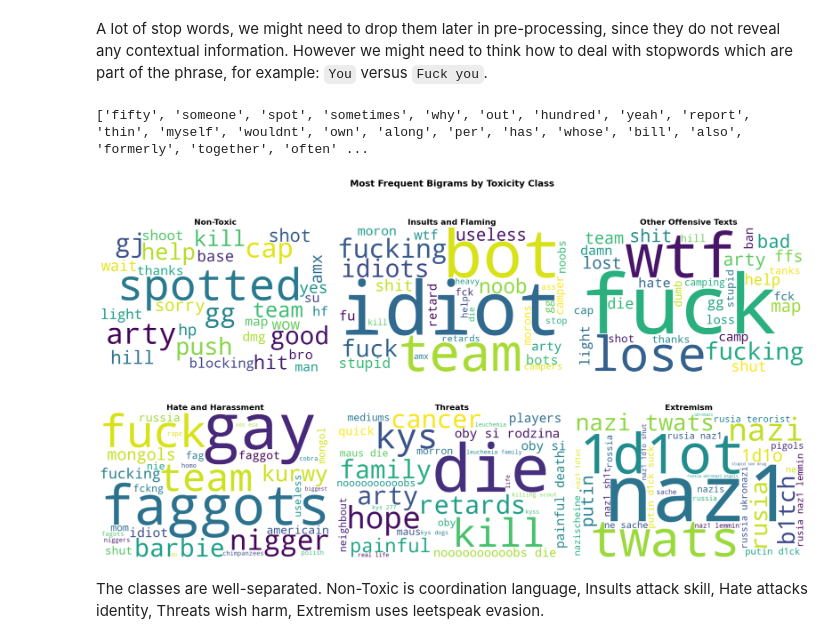
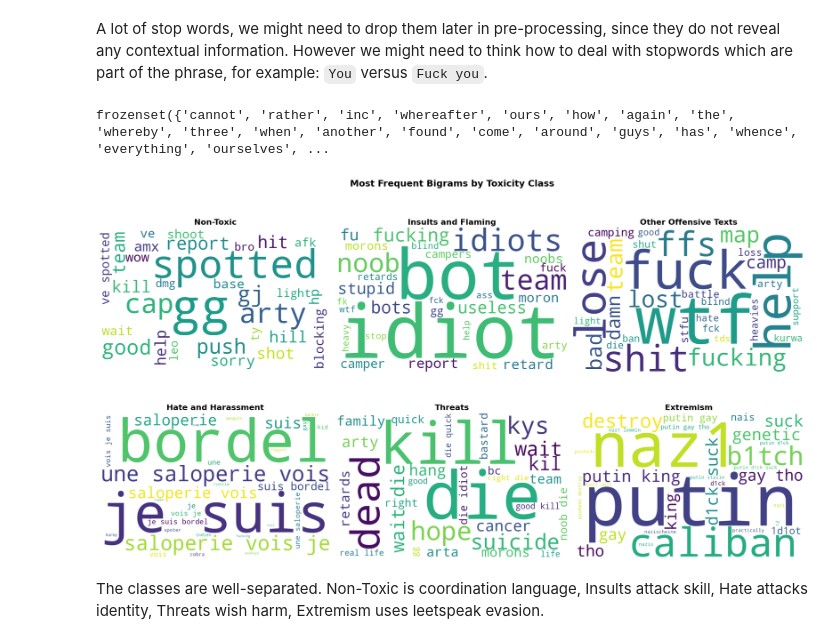
Before and after one commit to paolacalle/gaming-toxicity-detection, a Jupyter notebook: notebooks/gaming/EDA_gaming.ipynb, the cells around one changed output. Drawn from its saved outputs; the diff is of its cells as text; code cells hidden in the pictures.

Commit message:
feat: EDA with tokenization pipeline and updated cleaned splits

```diff
--- a/notebooks/gaming/EDA_gaming.ipynb
+++ b/notebooks/gaming/EDA_gaming.ipynb
@@ -145,4 +84,0 @@ These messages can not be used for analysis, since it is a problem of `annotatio
-# %%
-# drop conflicting messages
-wot = wot[~wot["message"].isin(conflicts.index)].reset_index(drop=True)
-print(wot.shape)
@@ -362,12 +231,12 @@ wot_english.loc[[21, 119, 270, 353, 420, 1136,
 # splitting the dataset
 
 # features and target
-X = wot_english["message"]
-y = wot_english["label"]
+X = wot["message"]
+y = wot["label"]
 
-# First split: 20% for final testing, 80% remains for training/validation
+# First split: 10% for final testing, 90% remains for training/validation
 X_train, X_val, y_train, y_val = train_test_split(
-    X, y, test_size=0.20, random_state=7524, shuffle = True, stratify= y)
+    X, y, test_size=0.10, random_state=7524, shuffle = True, stratify= y)
 
 # datasets
 # train
@@ -597,9 +466,9 @@ EXTRA = {
 
     # cross-class neutral bleed
     "just", "like", "time", "come", "win", "need",
-    "xd", "guys", "lol", "omg", "thx", "afk", "rng",
-    "play", "game", "tank", "report", "spot",
-    "today", "people", "kids", "nice", "sry", "team"
+    "xd", "guys", "lol", "omg", "thx", "rng",
+    "play", "game", "tank", "spot",
+    "today", "people", "kids", "nice", "sry",
 
     # more fillers
     "yes", "gl", "try", "let", "stay", "got", "left", "line",
@@ -608,10 +477,10 @@ EXTRA = {
 }
 
 # append with sklearn dictionary
-STOPWORDS = list(ENGLISH_STOP_WORDS.union(EXTRA))
+STOPWORDS = ENGLISH_STOP_WORDS.union(EXTRA)  # frozenset, O(1) lookup
 print(STOPWORDS)
 # %% [output]
-['fifty', 'someone', 'spot', 'sometimes', 'why', 'out', 'hundred', 'yeah', 'report', 'thin', 'myself', 'wouldnt', 'own', 'along', 'per', 'has', 'whose', 'bill', 'also', 'formerly', 'together', 'often' ...
+frozenset({'cannot', 'rather', 'inc', 'whereafter', 'ours', 'how', 'again', 'the', 'whereby', 'three', 'when', 'another', 'found', 'come', 'around', 'guys', 'has', 'whence', 'everything', 'ourselves', ...
 # %%
 # class map
 class_map = {
@@ -640,7 +509,7 @@ for i, cls in enumerate(sorted(train_df["label"].unique())):
         # lowercase
         lowercase = True,
         # stop words
-        stop_words = STOPWORDS,
+        stop_words = list(STOPWORDS),
         max_df = 0.90,
         # ngram range
         ngram_range= (1, 3))
@@ -655,33 +524,33 @@ for i, cls in enumerate(sorted(train_df["label"].unique())):
     bigram_freq_train = pd.DataFrame({
         "bigram": bigram_names,
         "count": bigram_counts
     }).sort_values(by="count", ascending=False).head(30)
 
 
     if len(bigram_freq_train) > 0:
         bigram_dict = dict(zip(bigram_freq_train["bigram"],
                                 bigram_freq_train["count"]))
 
         # worcloud
         wordcloud = WordCloud(
             width=800,
             height=500,
             background_color="white"
         ).generate_from_frequencies(bigram_dict)
 
         axes[i].imshow(wordcloud, interpolation="bilinear")
         axes[i].axis("off")
         axes[i].set_title(class_map[cls], fontweight="bold", fontsize=16)
     else:
         axes[i].text(0.5, 0.5, "No bigrams found", ha="center", va="center", fontsize=12)
         axes[i].axis("off")
         axes[i].set_title(class_map[cls], fontweight="bold", fontsize=16)
 
 # design
 plt.suptitle("Most Frequent Bigrams by Toxicity Class", fontsize=18, fontweight="bold")
 plt.tight_layout()
 plt.show()
 # %% [output]
-[figure, old version]
+[figure, new version]
 # %% [markdown]
 The classes are well-separated. Non-Toxic is coordination language, Insults attack skill, Hate attacks identity, Threats wish harm, Extremism uses leetspeak evasion.
```
Also changed, not shown: parts of 68 cells of this notebook, 7 other files.
